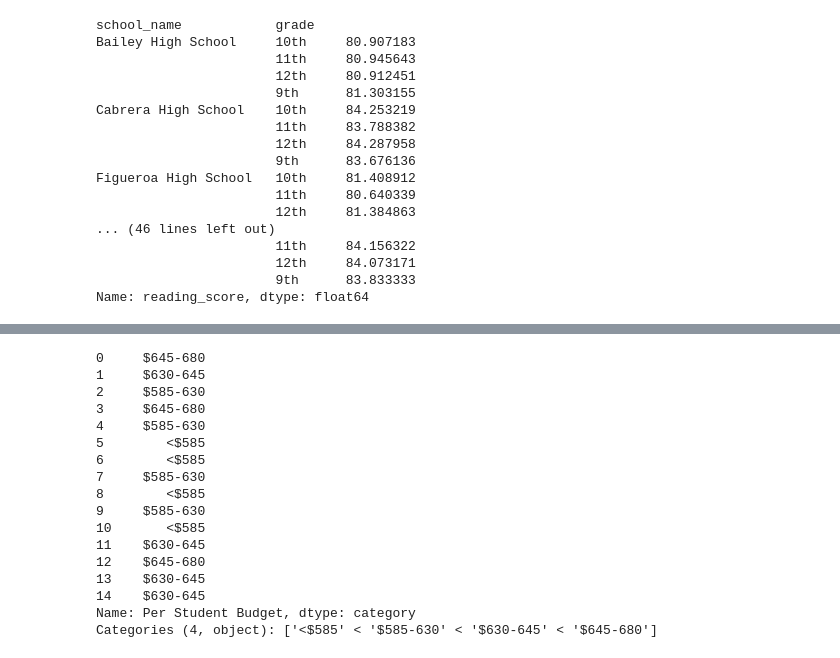
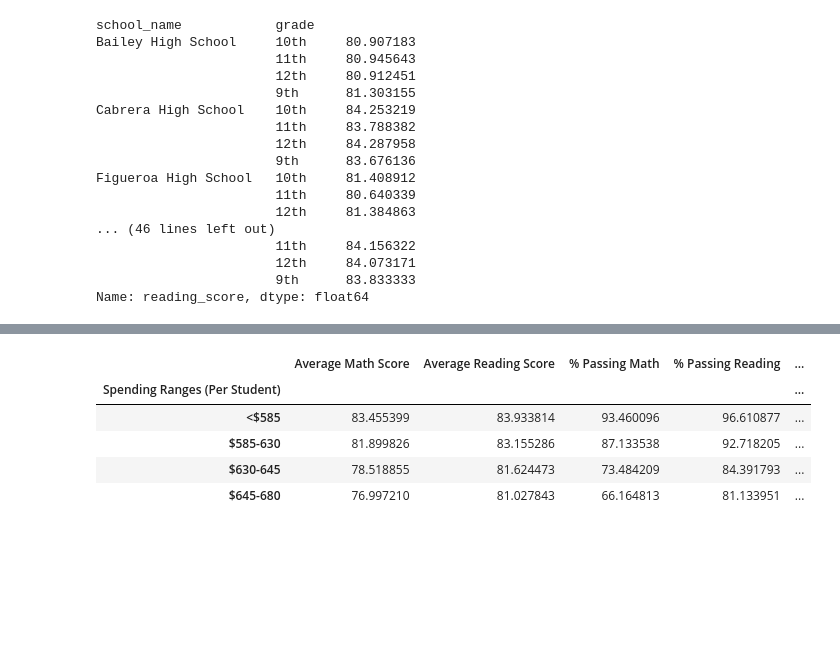
Before and after one commit to AhldenBrough/pandas-challenge, a Jupyter notebook: PyCitySchools/main.ipynb, the cells around one changed output, grey strips where cells are left out. Drawn from its saved outputs; the diff is of its cells as text; code cells hidden in the pictures; blank space fills up the shorter version.

```diff
--- a/PyCitySchools/main.ipynb
+++ b/PyCitySchools/main.ipynb
@@ -188,7 +188,7 @@ def school_stats(school_df, summary_df):
 
     return summary_df
 # %%
-stats_by_school_df = pd.DataFrame({
+per_school_summary = pd.DataFrame({
     "School Name": [],
     "School Type": [],
     "Total Students": [],
@@ -196,20 +196,20 @@ stats_by_school_df = pd.DataFrame({
     "Per Student Budget": [],
     "Average Math Score": [],
     "Average Reading Score": [],
-    "% passing math": [],
-    "% passing reading": [],
-    "% overall passing": [],
+    "% Passing Math": [],
+    "% Passing Reading": [],
+    "% Overall Passing": [],
 })
 
-stats_by_school_df
+per_school_summary
 # %% [output]
 |  | School Name | School Type | Total Students | Total Budget | Per Student Budget | Average Math Score | ... |
 # %%
 for school in school_data_complete["school_name"].unique():
-    stats_by_school_df = school_stats(school_data_complete[school_data_complete["school_name"] == school], stats_by_school_df)
+    per_school_summary = school_stats(school_data_complete[school_data_complete["school_name"] == school], per_school_summary)
 # %%
-#stats_by_school_df.reset_index(drop=True)
-stats_by_school_df.set_index("School Name", drop=True)
+#per_school_summary.reset_index(drop=True)
+per_school_summary.set_index("School Name", drop=True)
 # %% [output]
 |  | School Type | Total Students | Total Budget | Per Student Budget | Average Math Score | ... |
 | School Name |  |  |  |  |  | ... |
@@ -338,20 +295,37 @@ performance_by_spending = pd.cut(stats_by_school_df["Per Student Budget"], spend
-# %%
-performance_by_spending
-# %% [output]
-0     $645-680
-1     $630-645
-2     $585-630
-3     $645-680
-4     $585-630
-5        <$585
-6        <$585
-7     $585-630
-8        <$585
-9     $585-630
-10       <$585
-11    $630-645
-12    $645-680
-13    $630-645
-14    $630-645
-Name: Per Student Budget, dtype: category
-Categories (4, object): ['<$585' < '$585-630' < '$630-645' < '$645-680']
+# %%
+per_school_summary.set_index("School Name", drop=True)
+# %%
+# Initialize bins for grouping by size of school
+spending_bins = [0, 585, 630, 645, 680]
+labels = ["<$585", "$585-630", "$630-645", "$645-680"]
+
+# Cut the per_school_summary and convert to dataframe
+spending_df = pd.cut(per_school_summary["Per Student Budget"], spending_bins, labels=labels, include_lowest=True)
+spending_df = pd.DataFrame(spending_df)
+
+#school_spending_df["School Name"] = per_school_summary["School Name"]
+#school_spending_df.set_index("School Name", drop=True)
+per_school_summary["Spending Ranges (Per Student)"] = spending_df["Per Student Budget"]
+
+# Calculate each individual stat for the Spending Ranges
+spending_math_scores = per_school_summary.groupby(["Spending Ranges (Per Student)"])["Average Math Score"].mean()
+spending_reading_scores = per_school_summary.groupby(["Spending Ranges (Per Student)"])["Average Reading Score"].mean()
+spending_passing_math = per_school_summary.groupby(["Spending Ranges (Per Student)"])["% Passing Math"].mean()
+spending_passing_reading = per_school_summary.groupby(["Spending Ranges (Per Student)"])["% Passing Reading"].mean()
+overall_passing_spending = per_school_summary.groupby(["Spending Ranges (Per Student)"])["% Overall Passing"].mean()
+
+# Create a dataframe to add the stats to
+spending_summary = pd.DataFrame(spending_math_scores)
+
+# Add the remaining stats to the dataframe
+for stat in [spending_reading_scores, spending_passing_math, spending_passing_reading, overall_passing_spending]:
+    spending_summary = spending_summary.merge(stat, left_on='Spending Ranges (Per Student)', right_on='Spending Ranges (Per Student)')
+
+spending_summary
+# %% [output]
+|  | Average Math Score | Average Reading Score | % Passing Math | % Passing Reading | ... |
+| Spending Ranges (Per Student) |  |  |  |  | ... |
+| <$585 | 83.455399 | 83.933814 | 93.460096 | 96.610877 | ... |
+| $585-630 | 81.899826 | 83.155286 | 87.133538 | 92.718205 | ... |
+| $630-645 | 78.518855 | 81.624473 | 73.484209 | 84.391793 | ... |
+| $645-680 | 76.997210 | 81.027843 | 66.164813 | 81.133951 | ... |
```
Also changed, not shown: parts of 8 cells of this notebook.
